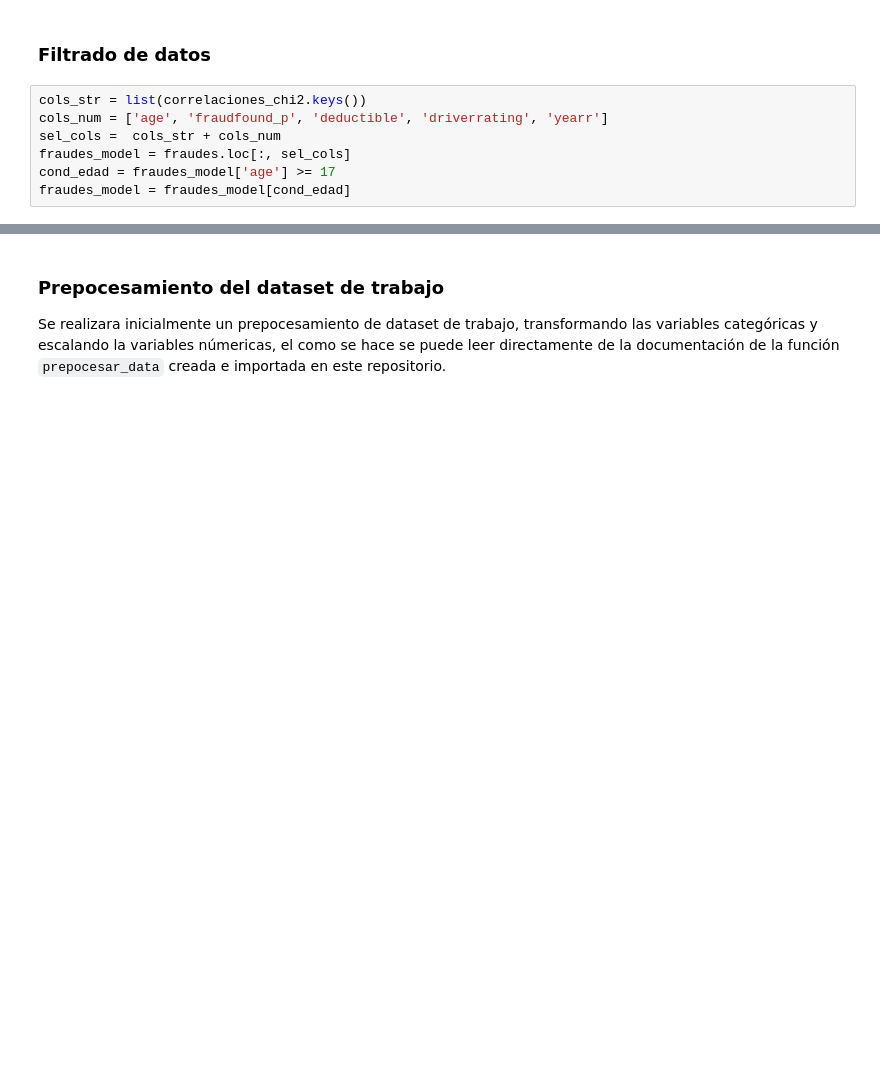
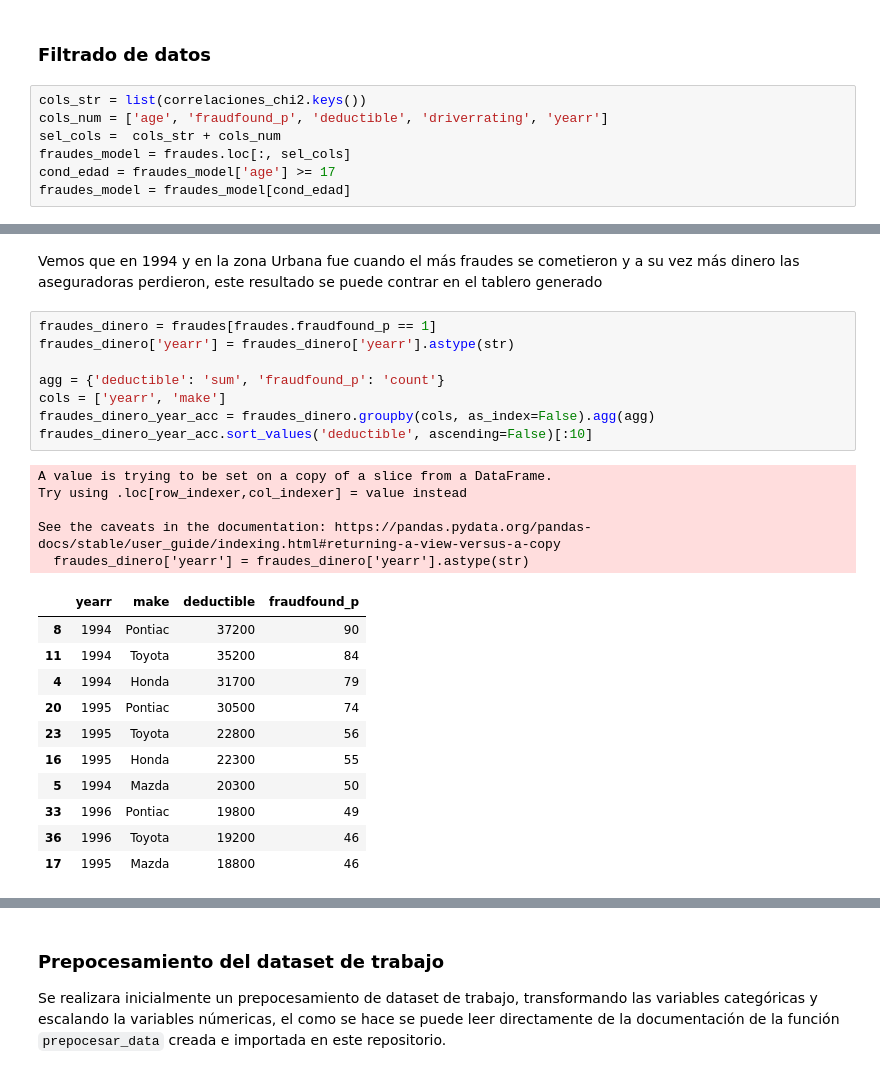
Before and after one commit to jdrincone/fraudes, a Jupyter notebook: fraudes/notebook/notebook.ipynb, the cells around one changed output, grey strips where cells are left out. Drawn from its saved outputs; the diff is of its cells as text; blank space fills up the shorter version.

```diff
--- a/fraudes/notebook/notebook.ipynb
+++ b/fraudes/notebook/notebook.ipynb
@@ -409,0 +433,27 @@ fraudes_model = fraudes_model[cond_edad]
+# %% [markdown]
+Vemos que en 1994 y en la zona Urbana fue cuando el más fraudes se cometieron y a su vez más dinero las aseguradoras perdieron, este resultado se puede contrar en el tablero generado
+# %%
+fraudes_dinero = fraudes[fraudes.fraudfound_p == 1]
+fraudes_dinero['yearr'] = fraudes_dinero['yearr'].astype(str)
+
+agg = {'deductible': 'sum', 'fraudfound_p': 'count'}
+cols = ['yearr', 'make']
+fraudes_dinero_year_acc = fraudes_dinero.groupby(cols, as_index=False).agg(agg)
+fraudes_dinero_year_acc.sort_values('deductible', ascending=False)[:10]
+# %% [output]
+A value is trying to be set on a copy of a slice from a DataFrame.
+Try using .loc[row_indexer,col_indexer] = value instead
+
+See the caveats in the documentation: https://pandas.pydata.org/pandas-docs/stable/user_guide/indexing.html#returning-a-view-versus-a-copy
+  fraudes_dinero['yearr'] = fraudes_dinero['yearr'].astype(str)
+|  | yearr | make | deductible | fraudfound_p |
+| 8 | 1994 | Pontiac | 37200 | 90 |
+| 11 | 1994 | Toyota | 35200 | 84 |
+| 4 | 1994 | Honda | 31700 | 79 |
+| 20 | 1995 | Pontiac | 30500 | 74 |
+| 23 | 1995 | Toyota | 22800 | 56 |
+| 16 | 1995 | Honda | 22300 | 55 |
+| 5 | 1994 | Mazda | 20300 | 50 |
+| 33 | 1996 | Pontiac | 19800 | 49 |
+| 36 | 1996 | Toyota | 19200 | 46 |
+| 17 | 1995 | Mazda | 18800 | 46 |
```
Also changed, not shown: parts of 12 cells of this notebook, 2 other files.
